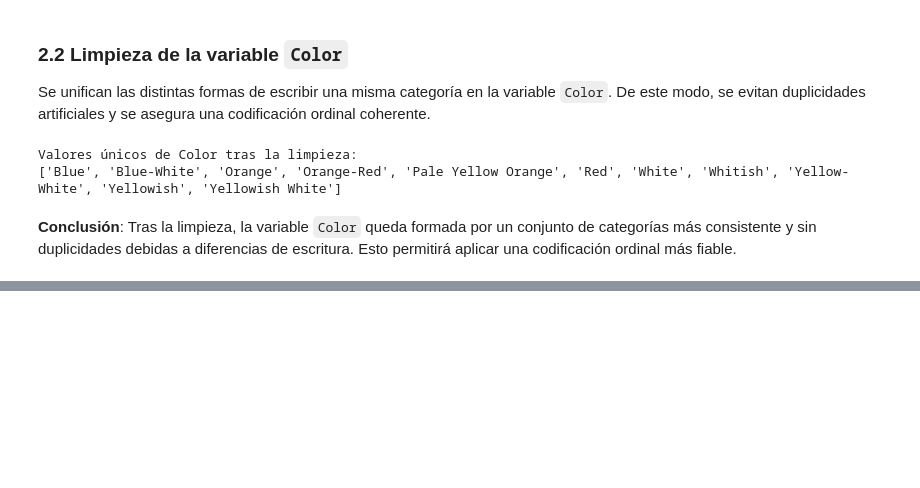
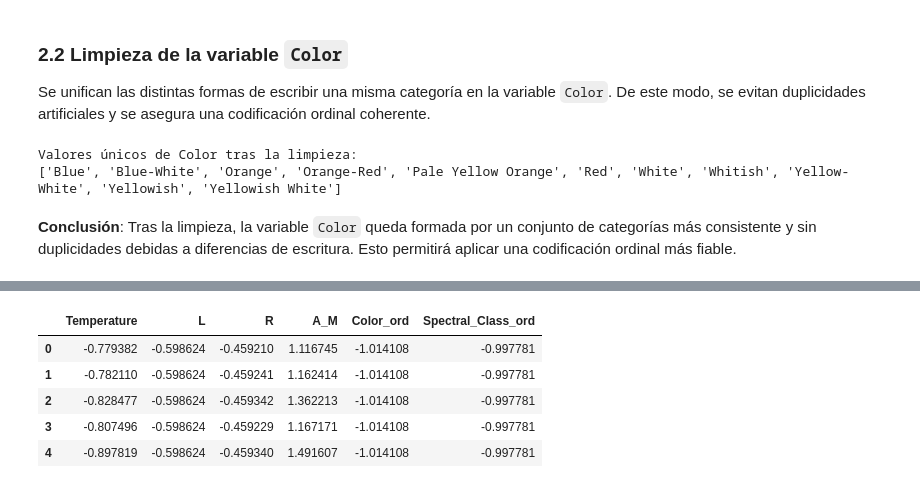
Before and after one commit to DiegoVa6/Grupo05_Practica2, a Jupyter notebook: practica2_estrellas.ipynb, the cells around one changed output, grey strips where cells are left out. Drawn from its saved outputs; the diff is of its cells as text; code cells hidden in the pictures; blank space fills up the shorter version.

```diff
--- a/practica2_estrellas.ipynb
+++ b/practica2_estrellas.ipynb
@@ -303,0 +403,14 @@ Valores únicos de Color tras la limpieza:
+# %%
+scaler = StandardScaler()
+X_scaled = scaler.fit_transform(X)
+
+X_scaled_df = pd.DataFrame(X_scaled, columns=features)
+
+display(X_scaled_df.head())
+# %% [output]
+|  | Temperature | L | R | A_M | Color_ord | Spectral_Class_ord |
+| 0 | -0.779382 | -0.598624 | -0.459210 | 1.116745 | -1.014108 | -0.997781 |
+| 1 | -0.782110 | -0.598624 | -0.459241 | 1.162414 | -1.014108 | -0.997781 |
+| 2 | -0.828477 | -0.598624 | -0.459342 | 1.362213 | -1.014108 | -0.997781 |
+| 3 | -0.807496 | -0.598624 | -0.459229 | 1.167171 | -1.014108 | -0.997781 |
+| 4 | -0.897819 | -0.598624 | -0.459340 | 1.491607 | -1.014108 | -0.997781 |
```
Also changed, not shown: parts of 15 cells of this notebook.
